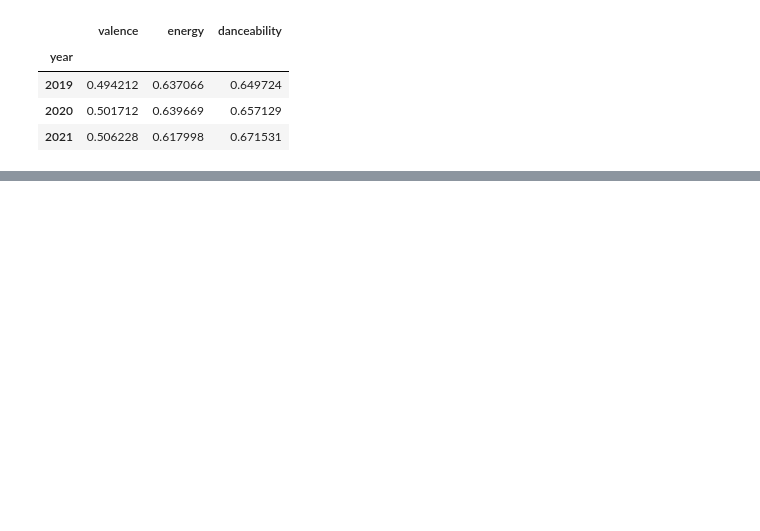
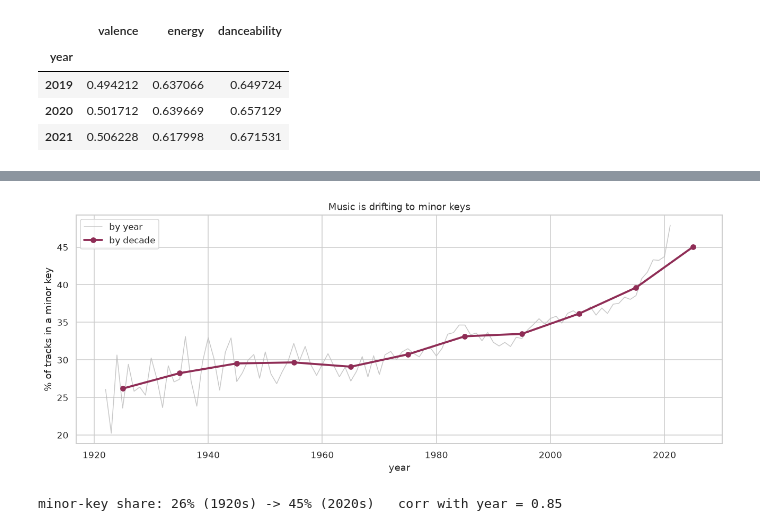
Before and after one commit to Jesse-Ahlbrecht/spotify-tracks, a Jupyter notebook: notebooks/03_mood_over_time.ipynb, the cells around one changed output, grey strips where cells are left out. Drawn from its saved outputs; the diff is of its cells as text; code cells hidden in the pictures; blank space fills up the shorter version.

```diff
--- a/notebooks/03_mood_over_time.ipynb
+++ b/notebooks/03_mood_over_time.ipynb
@@ -52,0 +84,14 @@ plt.tight_layout(); plt.show()
+# %%
+minor_yr = 1 - df.groupby('year')['mode'].mean()     # mode is 1=major/0=minor,
+minor_dec = 1 - df.groupby('decade')['mode'].mean()   # so minor share = 1 - mean
+fig, ax = plt.subplots(figsize=(12, 5))
+ax.plot(minor_yr.index, minor_yr.values*100, color='#bbb', lw=1, alpha=.8, label='by year')
+ax.plot(minor_dec.index+5, minor_dec.values*100, marker='o', color='#8f2d56', lw=2.5,
+        label='by decade')
+ax.set_ylabel('% of tracks in a minor key'); ax.set_xlabel('year')
+ax.set_title('Music is drifting to minor keys'); ax.legend(); plt.tight_layout(); plt.show()
+r = np.corrcoef(minor_yr.index, minor_yr.values)[0, 1]
+print(f'minor-key share: {minor_dec.iloc[0]:.0%} (1920s) -> {minor_dec.iloc[-1]:.0%} (2020s)   corr with year = {r:.2f}')
+# %% [output]
+[figure, added]
+minor-key share: 26% (1920s) -> 45% (2020s)   corr with year = 0.85
```
Also changed, not shown: parts of 32 cells of this notebook, 6 other files.
